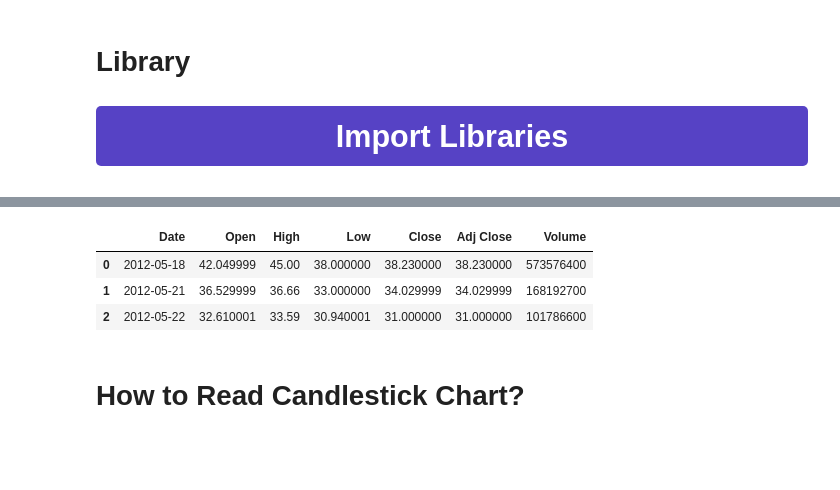
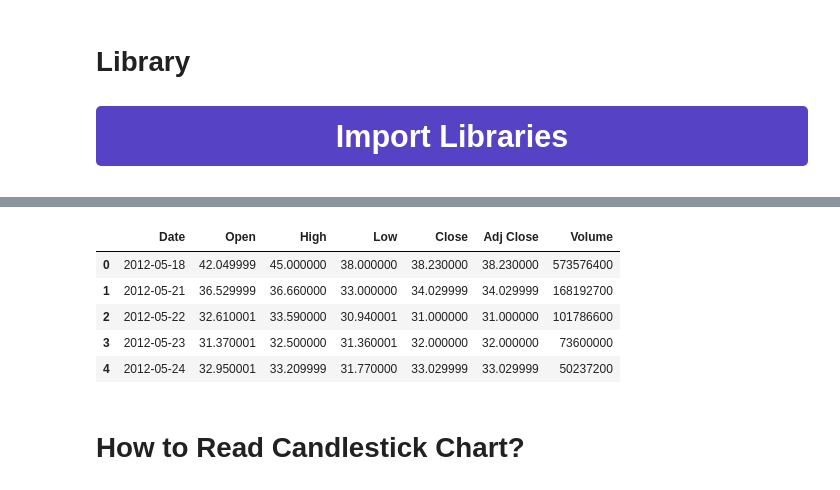
Before and after one commit to vuhung16au/MachineLearning-GenAI, a Jupyter notebook: StockPricePrediction/stock-price-prediction-using-lstm-analysis.ipynb, the cells around one changed output, grey strips where cells are left out. Saved outputs shown, nothing was run; the diff lists cells and outputs as text; code cells hidden in the pictures; blank space fills up the shorter version.

```diff
--- a/StockPricePrediction/stock-price-prediction-using-lstm-analysis.ipynb
+++ b/StockPricePrediction/stock-price-prediction-using-lstm-analysis.ipynb
@@ -67,15 +76,18 @@ ImportError: cannot import name 'NaN' from 'numpy' (/usr/local/lib/python3.11/di
 # %%
 # fb = pd.read_csv('/kaggle/input/facebook-stock-data/FB.csv',parse_dates=['Date'])
 
 FacebookStockPriceURL = "https://raw.githubusercontent.com/vuhung16au/MachineLearning-GenAI/refs/heads/main/StockPricePrediction/FB.csv"
+
 fb = pd.read_csv(FacebookStockPriceURL,parse_dates=['Date'])
 
-fb.head(3)
+fb.head()
 # %% [output]
 |  | Date | Open | High | Low | Close | Adj Close | Volume |
-| 0 | 2012-05-18 | 42.049999 | 45.00 | 38.000000 | 38.230000 | 38.230000 | 573576400 |
-| 1 | 2012-05-21 | 36.529999 | 36.66 | 33.000000 | 34.029999 | 34.029999 | 168192700 |
-| 2 | 2012-05-22 | 32.610001 | 33.59 | 30.940001 | 31.000000 | 31.000000 | 101786600 |
+| 0 | 2012-05-18 | 42.049999 | 45.000000 | 38.000000 | 38.230000 | 38.230000 | 573576400 |
+| 1 | 2012-05-21 | 36.529999 | 36.660000 | 33.000000 | 34.029999 | 34.029999 | 168192700 |
+| 2 | 2012-05-22 | 32.610001 | 33.590000 | 30.940001 | 31.000000 | 31.000000 | 101786600 |
+| 3 | 2012-05-23 | 31.370001 | 32.500000 | 31.360001 | 32.000000 | 32.000000 | 73600000 |
+| 4 | 2012-05-24 | 32.950001 | 33.209999 | 31.770000 | 33.029999 | 33.029999 | 50237200 |
 # %% [markdown]
 # How to Read Candlestick Chart?
 # %% [markdown]
```
Also changed, not shown: parts of 1 cell of this notebook.
